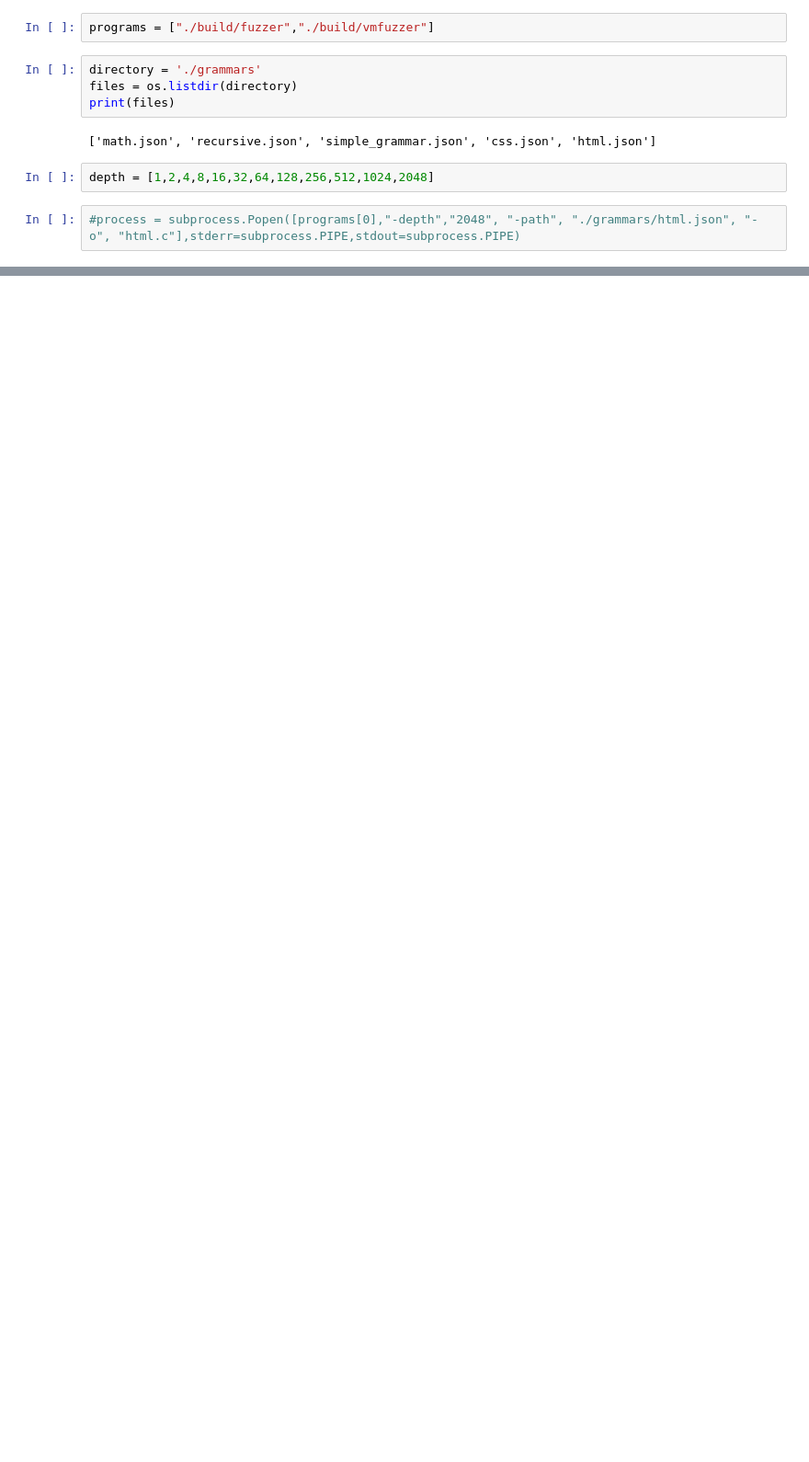
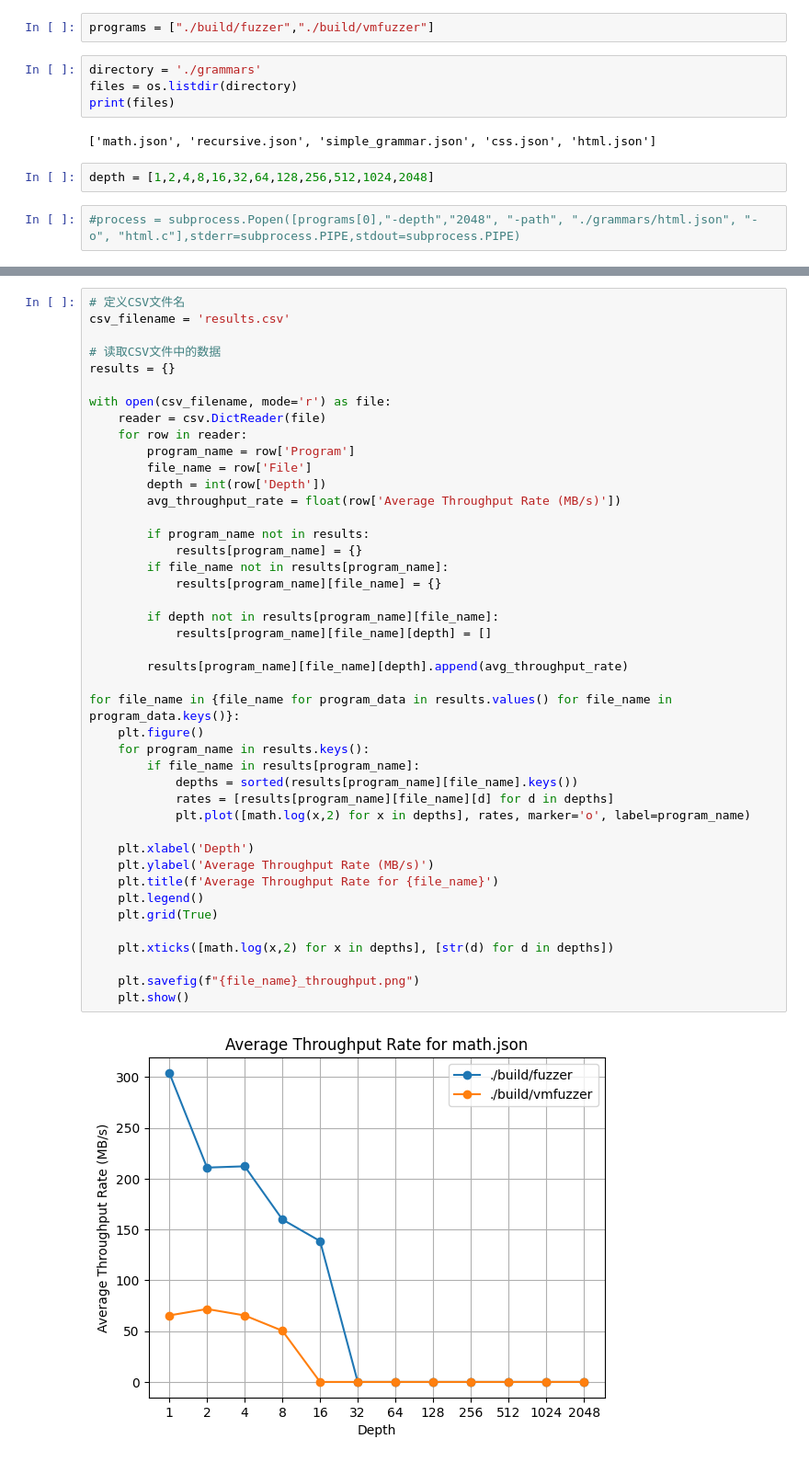
Before and after one commit to YXLZJ/The-Little-Fuzzer, a Jupyter notebook: benckmark.ipynb, the cells around one changed output, grey strips where cells are left out. Shown at 92% size. Drawn from its saved outputs; the diff is of its cells as text; blank space fills up the shorter version.

Commit message:
Add result of benchmark

```diff
--- a/benckmark.ipynb
+++ b/benckmark.ipynb
@@ -80,0 +122,45 @@ print("Results have been written to results.csv")
+# %%
+# 定义CSV文件名
+csv_filename = 'results.csv'
+
+# 读取CSV文件中的数据
+results = {}
+
+with open(csv_filename, mode='r') as file:
+    reader = csv.DictReader(file)
+    for row in reader:
+        program_name = row['Program']
+        file_name = row['File']
+        depth = int(row['Depth'])
+        avg_throughput_rate = float(row['Average Throughput Rate (MB/s)'])
+
+        if program_name not in results:
+            results[program_name] = {}
+        if file_name not in results[program_name]:
+            results[program_name][file_name] = {}
+
+        if depth not in results[program_name][file_name]:
+            results[program_name][file_name][depth] = []
+
+        results[program_name][file_name][depth].append(avg_throughput_rate)
+
+for file_name in {file_name for program_data in results.values() for file_name in program_data.keys()}:
+    plt.figure()
+    for program_name in results.keys():
+        if file_name in results[program_name]:
+            depths = sorted(results[program_name][file_name].keys())
+            rates = [results[program_name][file_name][d] for d in depths]
+            plt.plot([math.log(x,2) for x in depths], rates, marker='o', label=program_name)
+
+    plt.xlabel('Depth')
+    plt.ylabel('Average Throughput Rate (MB/s)')
+    plt.title(f'Average Throughput Rate for {file_name}')
+    plt.legend()
+    plt.grid(True)
+
+    plt.xticks([math.log(x,2) for x in depths], [str(d) for d in depths])
+
+    plt.savefig(f"{file_name}_throughput.png")
+    plt.show()
+# %% [output]
+[figure, added]
```
Also changed, not shown: parts of 4 cells of this notebook, 10 other files.
